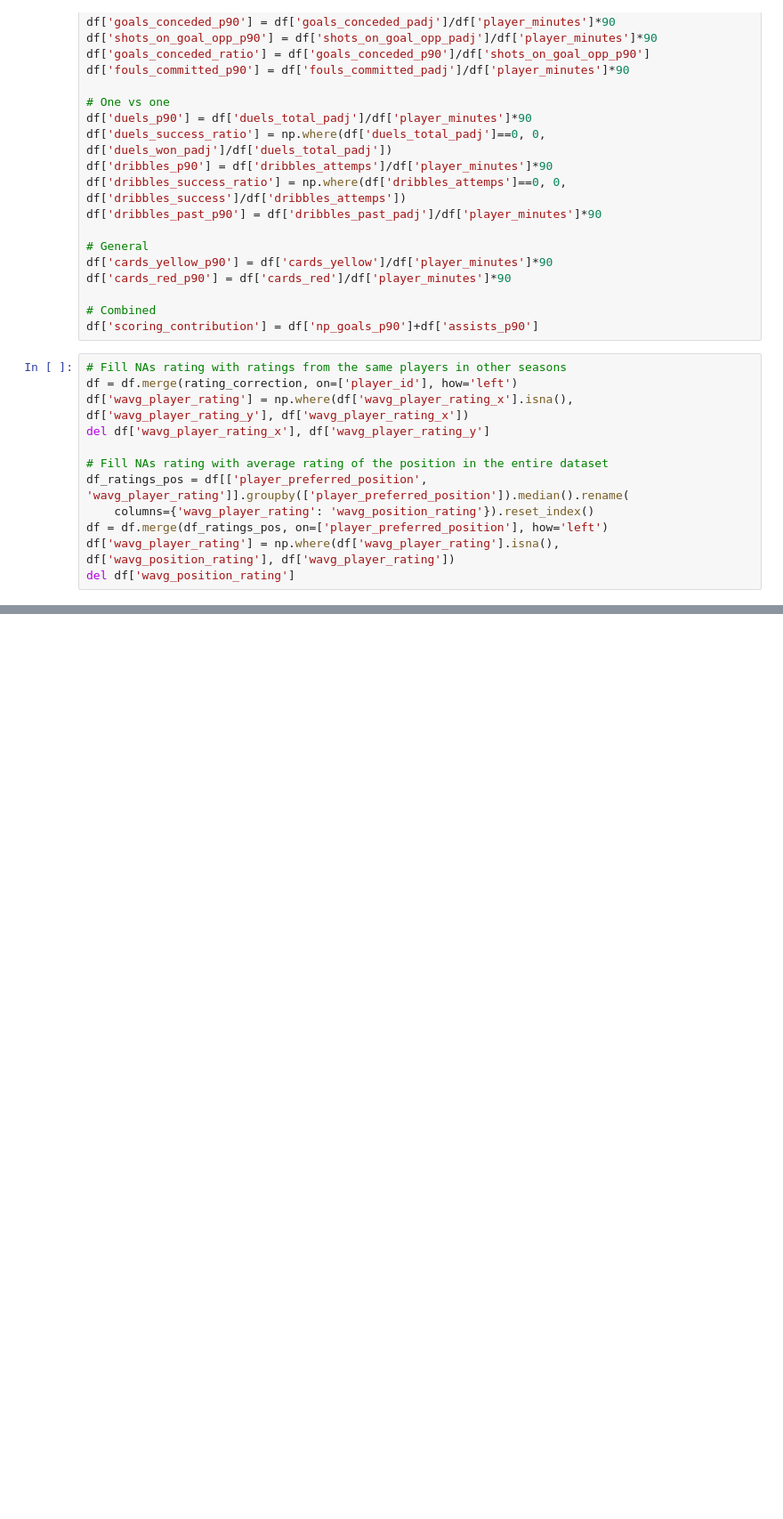
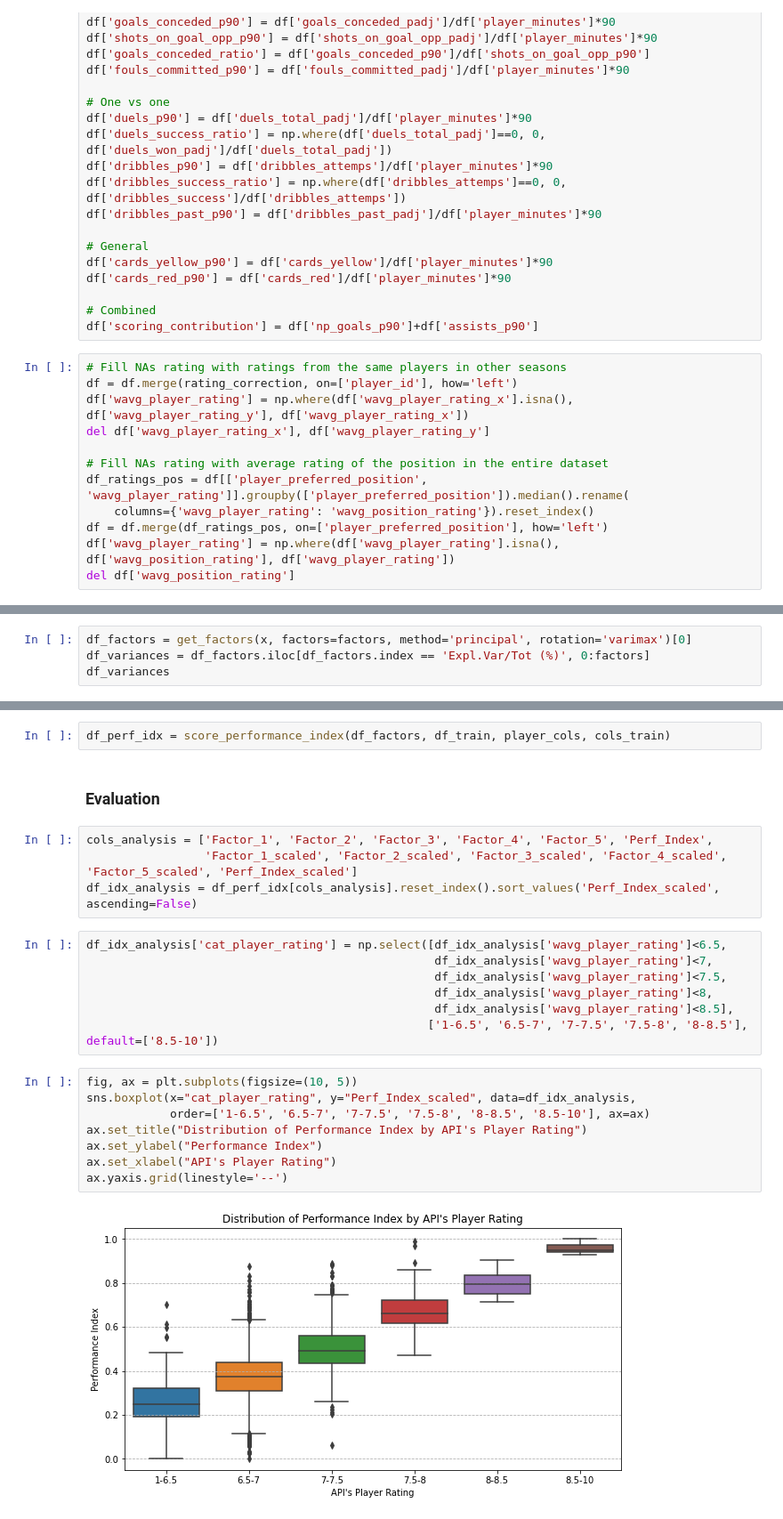
Before and after one commit to fpretto/MiM_Analytics_Tesis, a Jupyter notebook: Tesis/EDA_PerformanceIndex.ipynb, the cells around one changed output, grey strips where cells are left out. Shown at 89% size. Saved outputs shown, nothing was run; the diff lists cells and outputs as text; blank space fills up the shorter version.

```diff
--- a/Tesis/EDA_PerformanceIndex.ipynb
+++ b/Tesis/EDA_PerformanceIndex.ipynb
@@ -185,0 +272,4 @@ df_eda.sort_values('np_goals_p90', ascending=False)
+# %%
+df_factors = get_factors(x, factors=factors, method='principal', rotation='varimax')[0]
+df_variances = df_factors.iloc[df_factors.index == 'Expl.Var/Tot (%)', 0:factors]
+df_variances
@@ -185,0 +318,25 @@ df_eda.sort_values('np_goals_p90', ascending=False)
+# %%
+df_perf_idx = score_performance_index(df_factors, df_train, player_cols, cols_train)
+# %% [markdown]
+### Evaluation
+# %%
+cols_analysis = ['Factor_1', 'Factor_2', 'Factor_3', 'Factor_4', 'Factor_5', 'Perf_Index',
+                 'Factor_1_scaled', 'Factor_2_scaled', 'Factor_3_scaled', 'Factor_4_scaled', 'Factor_5_scaled', 'Perf_Index_scaled']
+df_idx_analysis = df_perf_idx[cols_analysis].reset_index().sort_values('Perf_Index_scaled', ascending=False)
+# %%
+df_idx_analysis['cat_player_rating'] = np.select([df_idx_analysis['wavg_player_rating']<6.5,
+                                                  df_idx_analysis['wavg_player_rating']<7,
+                                                  df_idx_analysis['wavg_player_rating']<7.5,
+                                                  df_idx_analysis['wavg_player_rating']<8,
+                                                  df_idx_analysis['wavg_player_rating']<8.5],
+                                                 ['1-6.5', '6.5-7', '7-7.5', '7.5-8', '8-8.5'], default=['8.5-10'])
+# %%
+fig, ax = plt.subplots(figsize=(10, 5))
+sns.boxplot(x="cat_player_rating", y="Perf_Index_scaled", data=df_idx_analysis,
+            order=['1-6.5', '6.5-7', '7-7.5', '7.5-8', '8-8.5', '8.5-10'], ax=ax)
+ax.set_title("Distribution of Performance Index by API's Player Rating")
+ax.set_ylabel("Performance Index")
+ax.set_xlabel("API's Player Rating")
+ax.yaxis.grid(linestyle='--')
+# %% [output]
+[figure, added]
```
Also changed, not shown: parts of 48 cells of this notebook, 7 other files.
